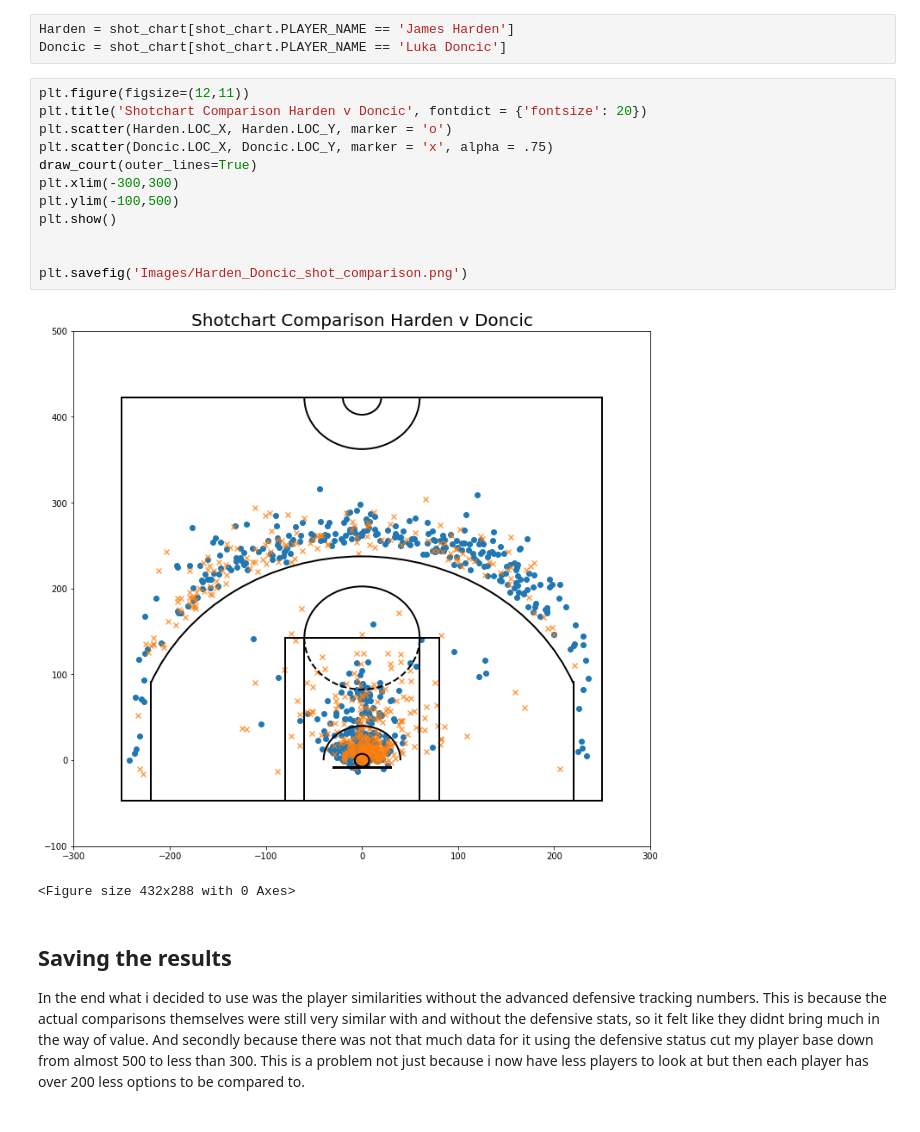
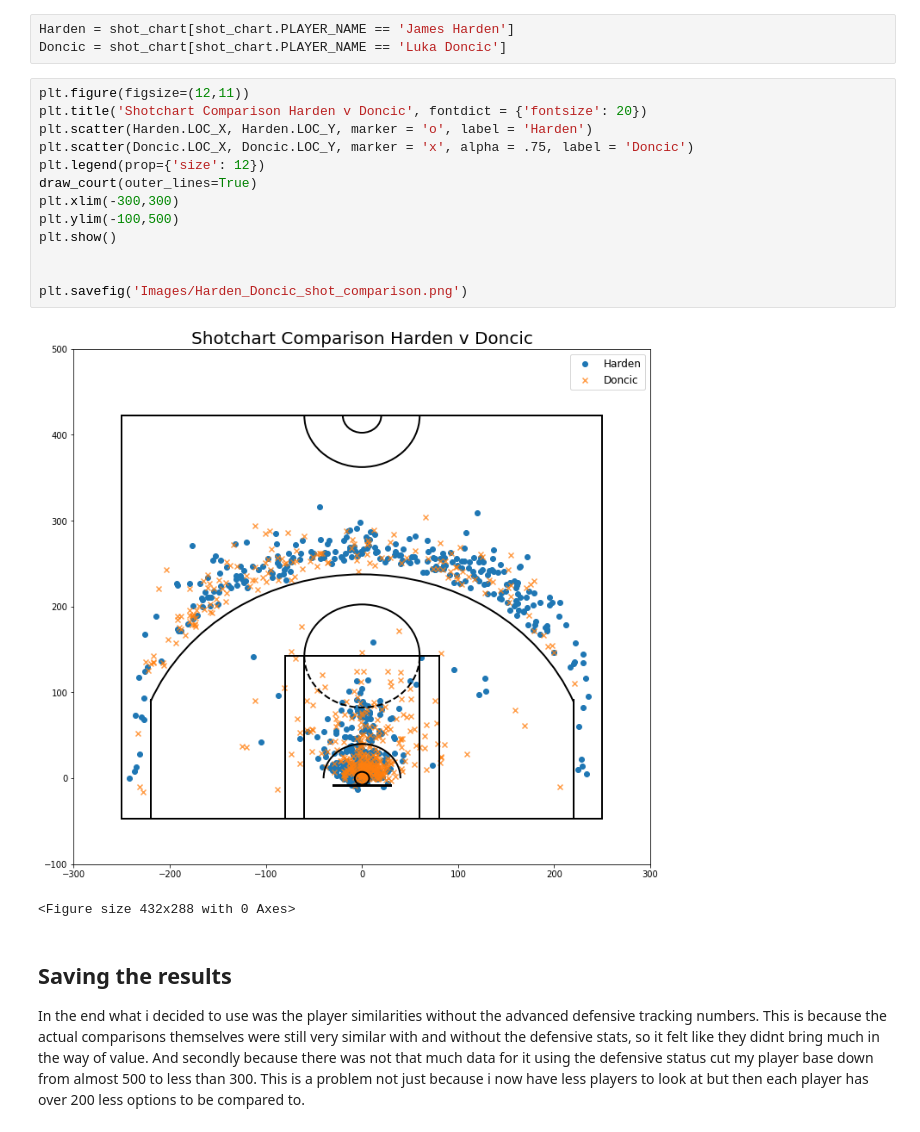
Before and after one commit to Ahila700/NBA_Position_Classifier, a Jupyter notebook: Player_comparison_modeling.ipynb, the cells around one changed output. Cells and saved outputs as stored; diff of their text form.

Commit message:
adding a legend to the images and the website

```diff
--- a/Player_comparison_modeling.ipynb
+++ b/Player_comparison_modeling.ipynb
@@ -153,17 +153,18 @@ Doncic = shot_chart[shot_chart.PLAYER_NAME == 'Luka Doncic']
 # %%
 plt.figure(figsize=(12,11))
 plt.title('Shotchart Comparison Harden v Doncic', fontdict = {'fontsize': 20})
-plt.scatter(Harden.LOC_X, Harden.LOC_Y, marker = 'o')
-plt.scatter(Doncic.LOC_X, Doncic.LOC_Y, marker = 'x', alpha = .75)
+plt.scatter(Harden.LOC_X, Harden.LOC_Y, marker = 'o', label = 'Harden')
+plt.scatter(Doncic.LOC_X, Doncic.LOC_Y, marker = 'x', alpha = .75, label = 'Doncic')
+plt.legend(prop={'size': 12})
 draw_court(outer_lines=True)
 plt.xlim(-300,300)
 plt.ylim(-100,500)
 plt.show()
 
 
 plt.savefig('Images/Harden_Doncic_shot_comparison.png')
 # %% [output]
-[figure, old version]
+[figure, new version]
 <Figure size 432x288 with 0 Axes>
 # %% [markdown]
 ## Saving the results
```
Also changed, not shown: 2 other files.
